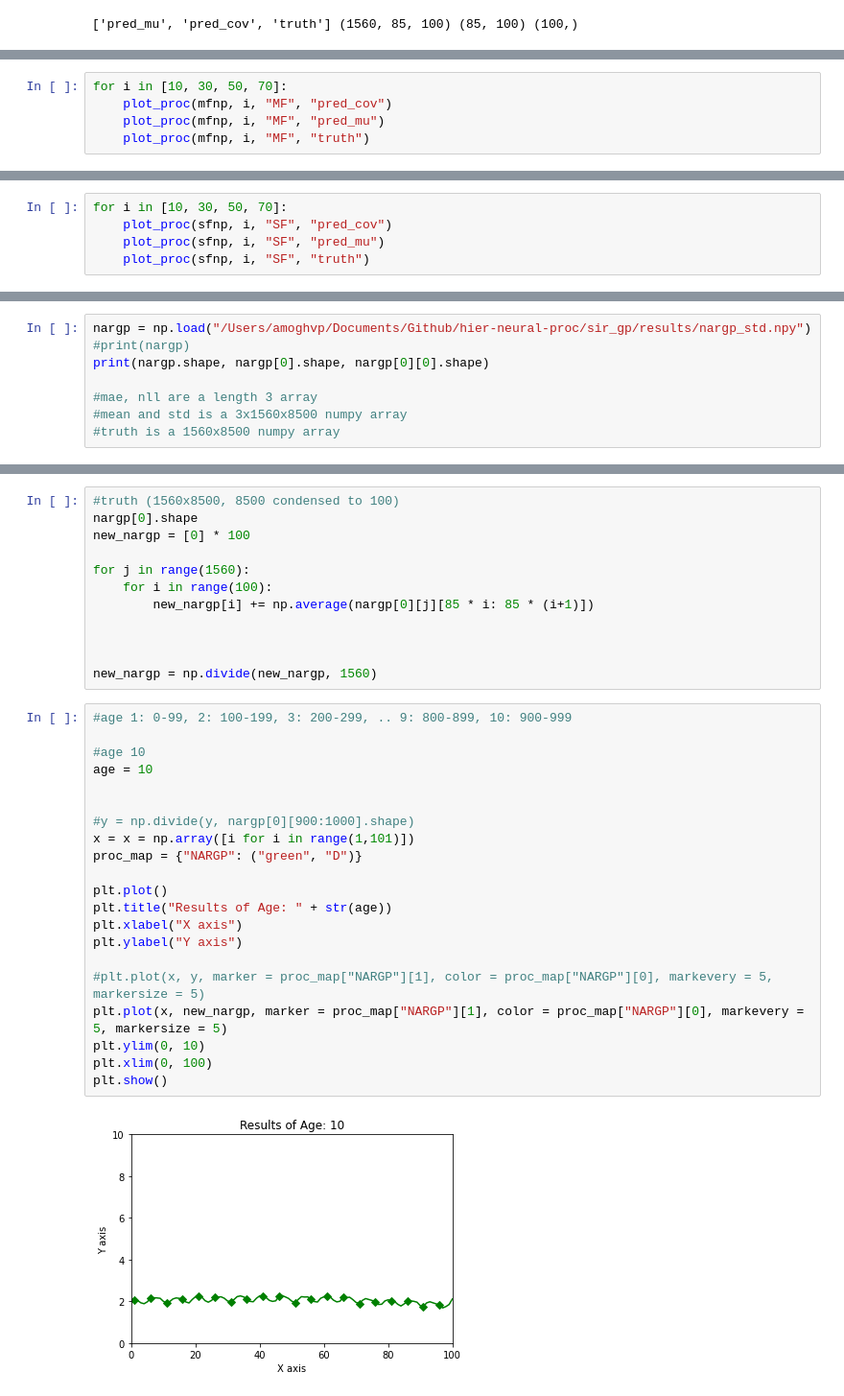
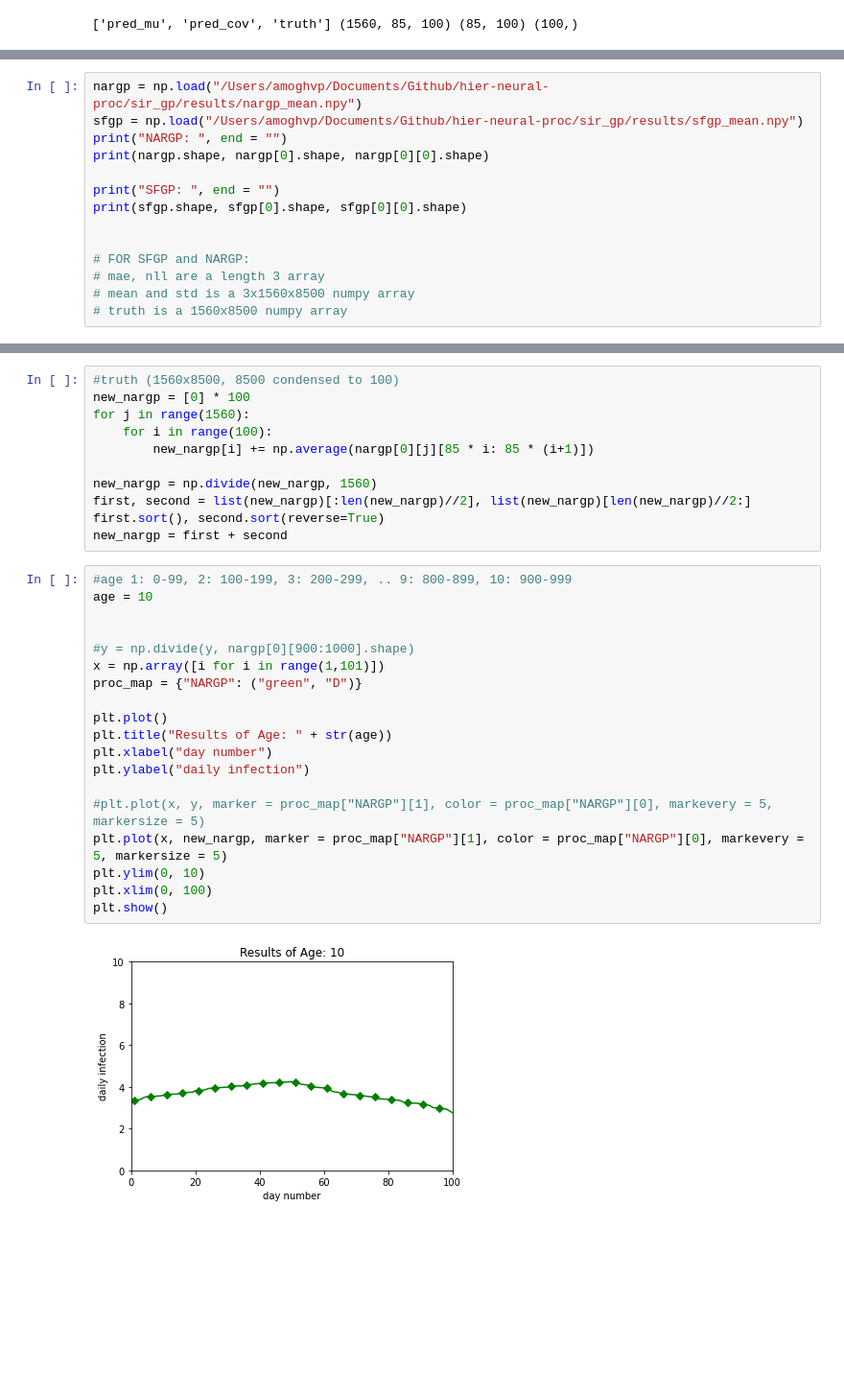
Before and after one commit to apatankar22/hier-neural-proc, a Jupyter notebook: visualization.ipynb, the cells around one changed output, grey strips where cells are left out. Shown at 96% size. Drawn from its saved outputs; the diff is of its cells as text; blank space fills up the shorter version.

```diff
--- a/visualization.ipynb
+++ b/visualization.ipynb
@@ -74,5 +138,0 @@ multi_plot(sfnp, mfnp, [], [], 10)
-# %%
-for i in [10, 30, 50, 70]:
-    plot_proc(mfnp, i, "MF", "pred_cov")
-    plot_proc(mfnp, i, "MF", "pred_mu")
-    plot_proc(mfnp, i, "MF", "truth")
@@ -92,5 +138,0 @@ for i in [10, 30, 50, 70]:
-# %%
-for i in [10, 30, 50, 70]:
-    plot_proc(sfnp, i, "SF", "pred_cov")
-    plot_proc(sfnp, i, "SF", "pred_mu")
-    plot_proc(sfnp, i, "SF", "truth")
@@ -110,9 +139,15 @@ for i in [10, 30, 50, 70]:
 # %%
-nargp = np.load("/Users/amoghvp/Documents/Github/hier-neural-proc/sir_gp/results/nargp_std.npy")
-#print(nargp)
+nargp = np.load("/Users/amoghvp/Documents/Github/hier-neural-proc/sir_gp/results/nargp_mean.npy")
+sfgp = np.load("/Users/amoghvp/Documents/Github/hier-neural-proc/sir_gp/results/sfgp_mean.npy")
+print("NARGP: ", end = "")
 print(nargp.shape, nargp[0].shape, nargp[0][0].shape)
 
-#mae, nll are a length 3 array
-#mean and std is a 3x1560x8500 numpy array
-#truth is a 1560x8500 numpy array
+print("SFGP: ", end = "")
+print(sfgp.shape, sfgp[0].shape, sfgp[0][0].shape)
+
+
+# FOR SFGP and NARGP:
+# mae, nll are a length 3 array
+# mean and std is a 3x1560x8500 numpy array
+# truth is a 1560x8500 numpy array
 # %% [output]
@@ -120,35 +156,32 @@ print(nargp.shape, nargp[0].shape, nargp[0][0].shape)
 # %%
 #truth (1560x8500, 8500 condensed to 100)
-nargp[0].shape
 new_nargp = [0] * 100
-
 for j in range(1560):
     for i in range(100):
         new_nargp[i] += np.average(nargp[0][j][85 * i: 85 * (i+1)])
 
-
-
 new_nargp = np.divide(new_nargp, 1560)
+first, second = list(new_nargp)[:len(new_nargp)//2], list(new_nargp)[len(new_nargp)//2:]
+first.sort(), second.sort(reverse=True)
+new_nargp = first + second
 # %%
 #age 1: 0-99, 2: 100-199, 3: 200-299, .. 9: 800-899, 10: 900-999
-
-#age 10
 age = 10
 
 
 #y = np.divide(y, nargp[0][900:1000].shape)
-x = x = np.array([i for i in range(1,101)])
+x = np.array([i for i in range(1,101)])
 proc_map = {"NARGP": ("green", "D")}
 
 plt.plot()
 plt.title("Results of Age: " + str(age))
-plt.xlabel("X axis")
-plt.ylabel("Y axis")
+plt.xlabel("day number")
+plt.ylabel("daily infection")
 
 #plt.plot(x, y, marker = proc_map["NARGP"][1], color = proc_map["NARGP"][0], markevery = 5, markersize = 5)
 plt.plot(x, new_nargp, marker = proc_map["NARGP"][1], color = proc_map["NARGP"][0], markevery = 5, markersize = 5)
 plt.ylim(0, 10)
 plt.xlim(0, 100)
 plt.show()
 # %% [output]
-[figure, old version]
+[figure, new version]
```
Also changed, not shown: parts of 14 cells of this notebook.
